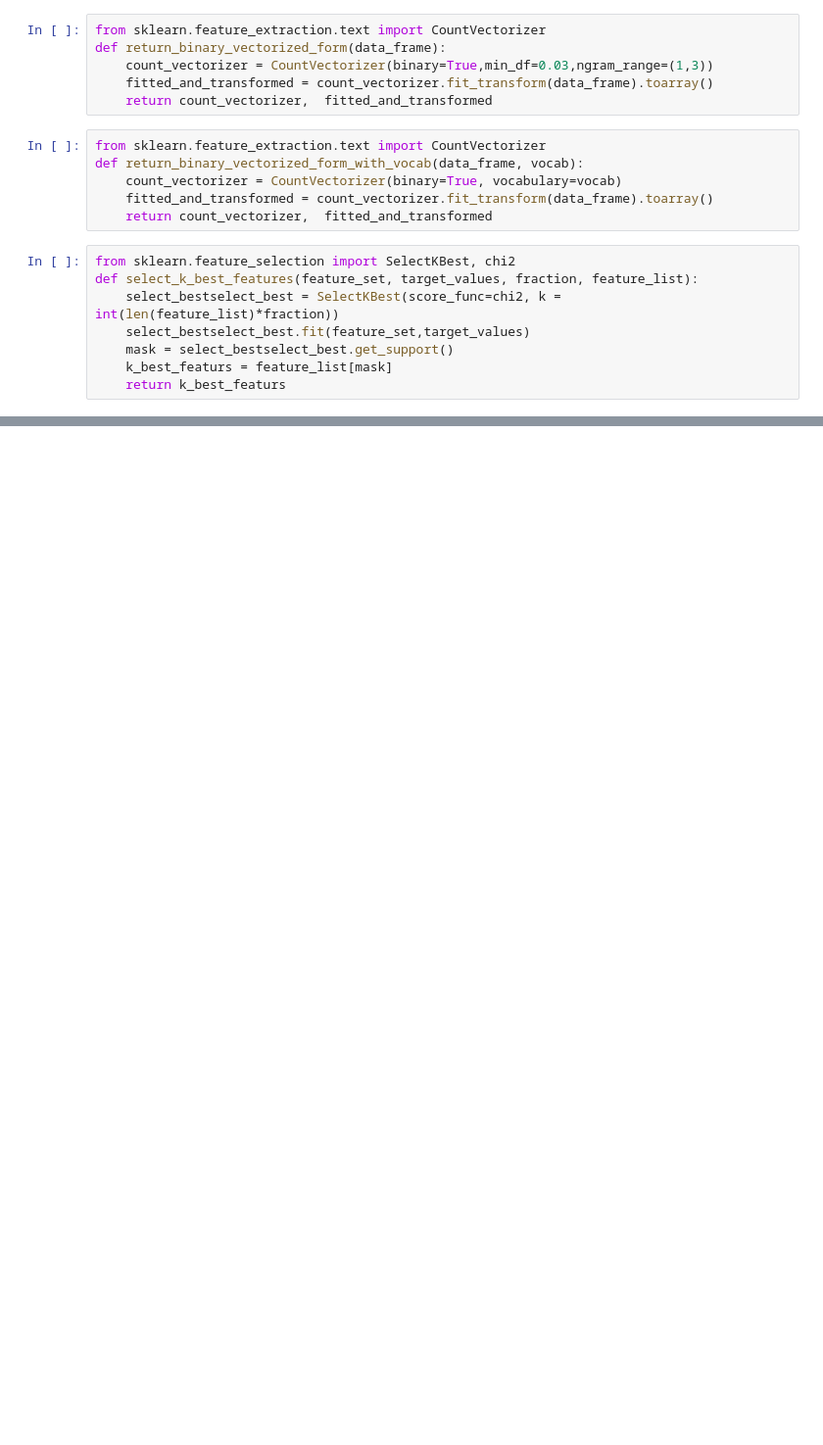
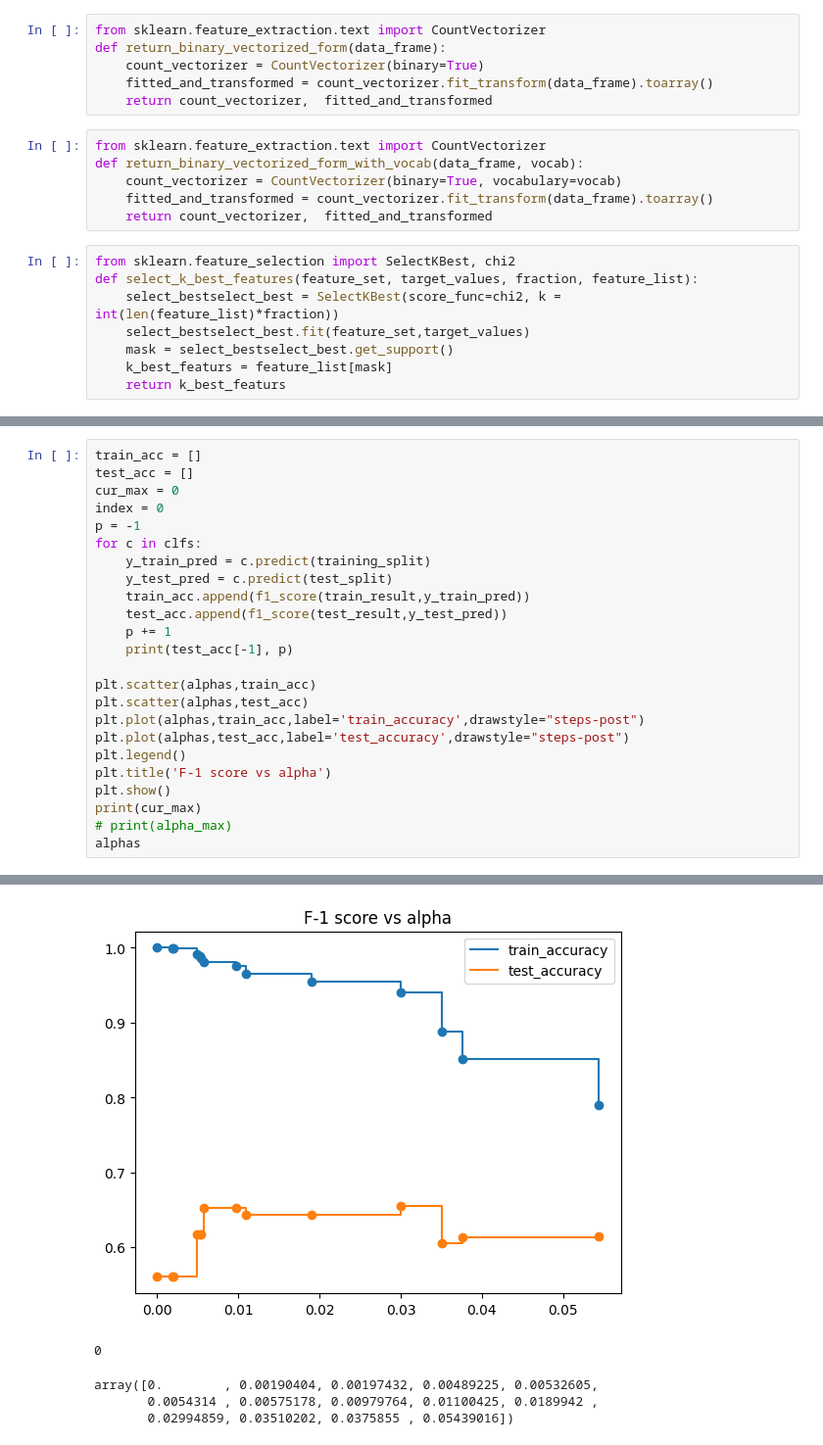
Before and after one commit to bhaba-ranjan/drug-discovery-ANN, a Jupyter notebook: decision-trees.ipynb, the cells around one changed output, grey strips where cells are left out. Shown: that part at 98% size. Cells and saved outputs as stored; diff of their text form; blank space fills up the shorter version.

```diff
--- a/decision-trees.ipynb
+++ b/decision-trees.ipynb
@@ -7,7 +14,7 @@ table = pd.read_table('./1663769555_8559356_train.txt', names=['binding','sequen
 # %%
 from sklearn.feature_extraction.text import CountVectorizer
 def return_binary_vectorized_form(data_frame):
-    count_vectorizer = CountVectorizer(binary=True,min_df=0.03,ngram_range=(1,3))
+    count_vectorizer = CountVectorizer(binary=True)
     fitted_and_transformed = count_vectorizer.fit_transform(data_frame).toarray()
     return count_vectorizer,  fitted_and_transformed
 # %%
@@ -175,0 +152,25 @@ outfile.close()
+# %%
+train_acc = []
+test_acc = []
+cur_max = 0
+index = 0
+p = -1
+for c in clfs:
+    y_train_pred = c.predict(training_split)
+    y_test_pred = c.predict(test_split)
+    train_acc.append(f1_score(train_result,y_train_pred))
+    test_acc.append(f1_score(test_result,y_test_pred))
+    p += 1
+    print(test_acc[-1], p)
+
+plt.scatter(alphas,train_acc)
+plt.scatter(alphas,test_acc)
+plt.plot(alphas,train_acc,label='train_accuracy',drawstyle="steps-post")
+plt.plot(alphas,test_acc,label='test_accuracy',drawstyle="steps-post")
+plt.legend()
+plt.title('F-1 score vs alpha')
+plt.show()
+print(cur_max)
+# print(alpha_max)
+alphas
+# %% [output]
@@ -175,0 +191,5 @@ outfile.close()
+[figure, added]
+0
+array([0.        , 0.00190404, 0.00197432, 0.00489225, 0.00532605,
+       0.0054314 , 0.00575178, 0.00979764, 0.01100425, 0.0189942 ,
+       0.02994859, 0.03510202, 0.0375855 , 0.05439016])
```
Also changed, not shown: parts of 50 cells of this notebook.
